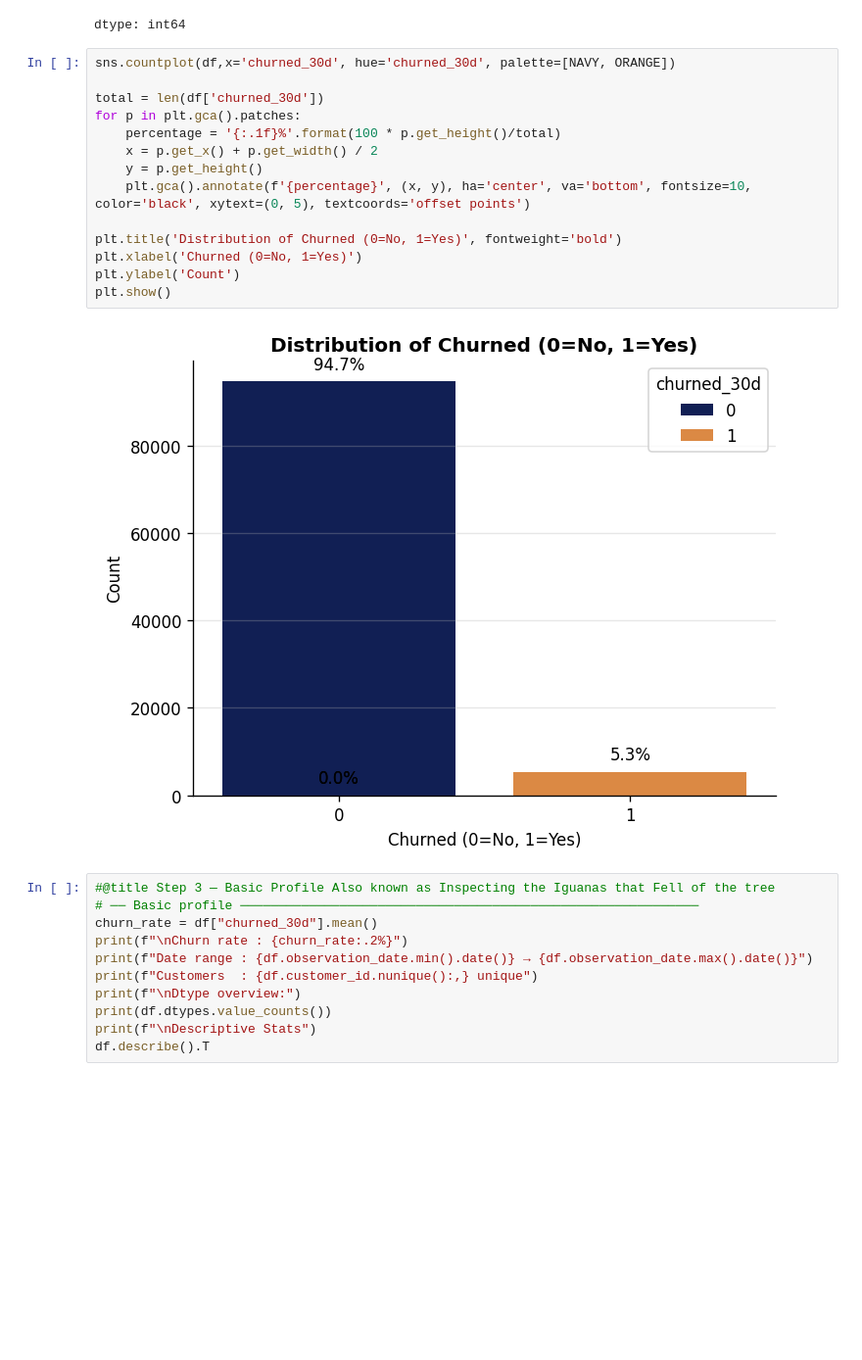
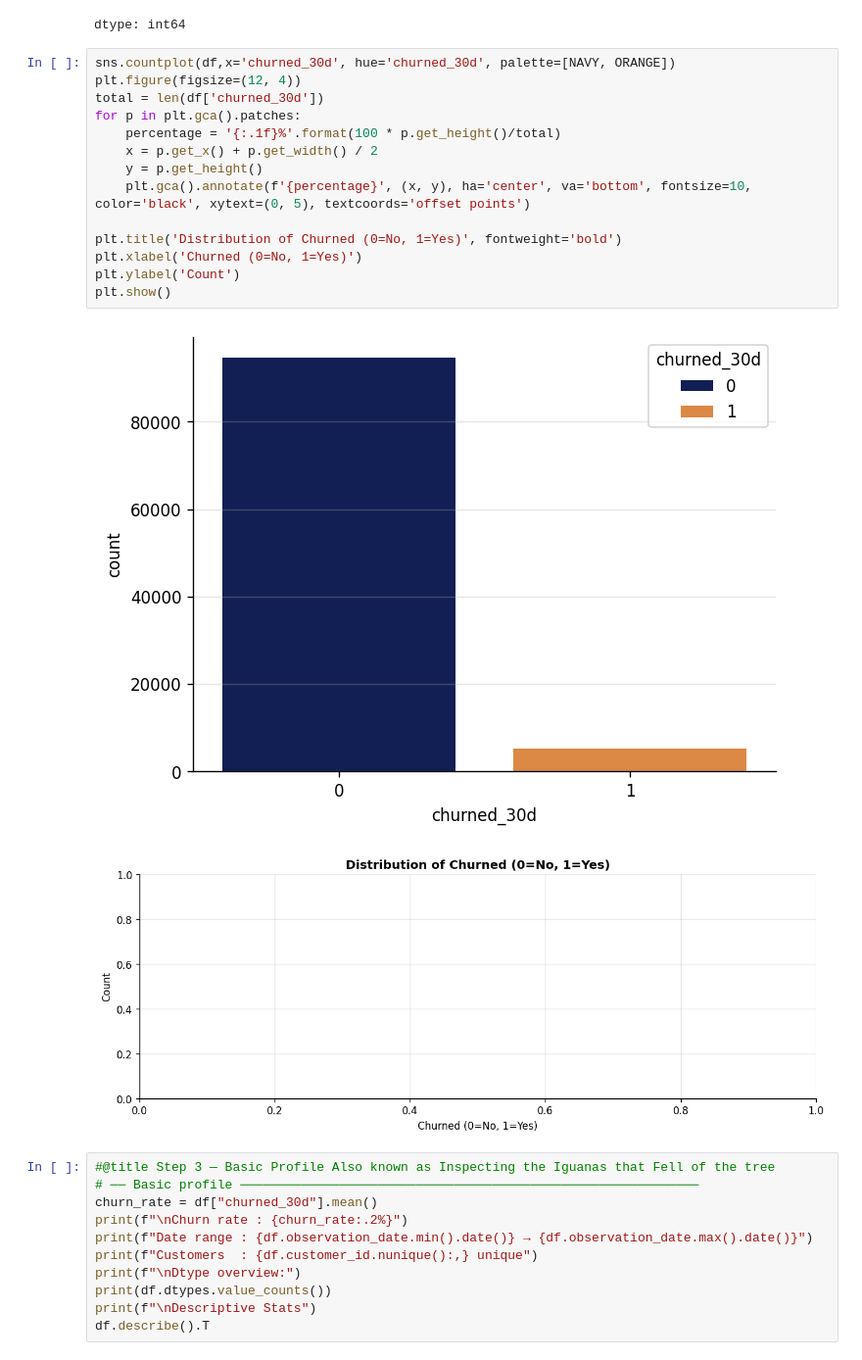
Before and after one commit to mamesjha/iguana-taco-repo, a Jupyter notebook: churn_master.ipynb, the cells around one changed output. Shown at 98% size. Saved outputs shown, nothing was run; the diff lists cells and outputs as text; blank space fills up the shorter version.

```diff
--- a/churn_master.ipynb
+++ b/churn_master.ipynb
@@ -175,20 +175,21 @@ df['churned_30d'].value_counts()
 dtype: int64
 # %%
 sns.countplot(df,x='churned_30d', hue='churned_30d', palette=[NAVY, ORANGE])
-
+plt.figure(figsize=(12, 4))
 total = len(df['churned_30d'])
 for p in plt.gca().patches:
     percentage = '{:.1f}%'.format(100 * p.get_height()/total)
     x = p.get_x() + p.get_width() / 2
     y = p.get_height()
     plt.gca().annotate(f'{percentage}', (x, y), ha='center', va='bottom', fontsize=10, color='black', xytext=(0, 5), textcoords='offset points')
 
 plt.title('Distribution of Churned (0=No, 1=Yes)', fontweight='bold')
 plt.xlabel('Churned (0=No, 1=Yes)')
 plt.ylabel('Count')
 plt.show()
 # %% [output]
-[figure, old version]
+[figure, new version]
+[figure, added]
 # %%
 #@title Step 3 — Basic Profile Also known as Inspecting the Iguanas that Fell of the tree
 # ── Basic profile ────────────────────────────────────────────────────────────
```
Also changed, not shown: parts of 41 cells of this notebook.
